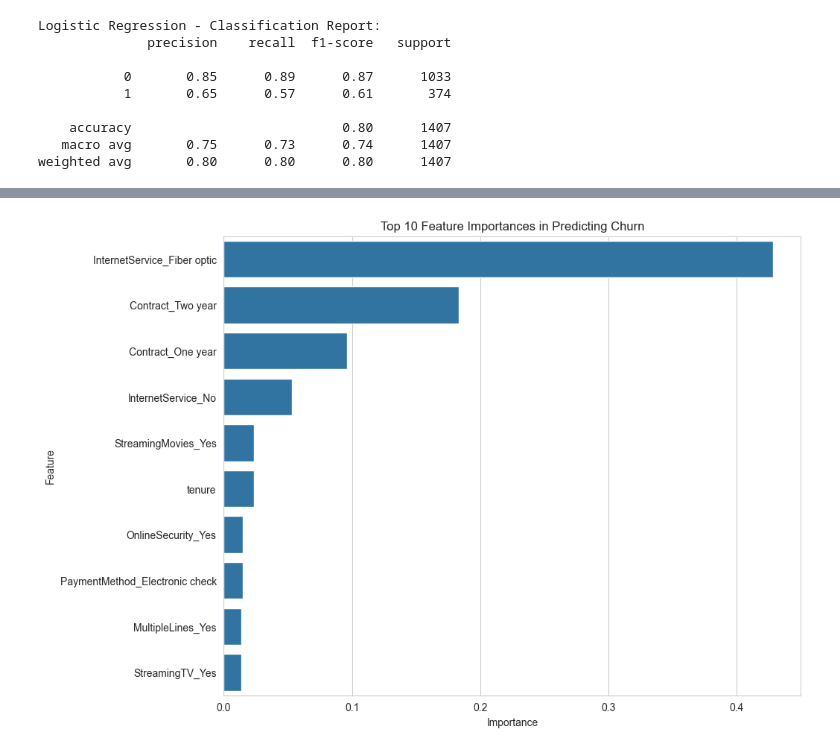
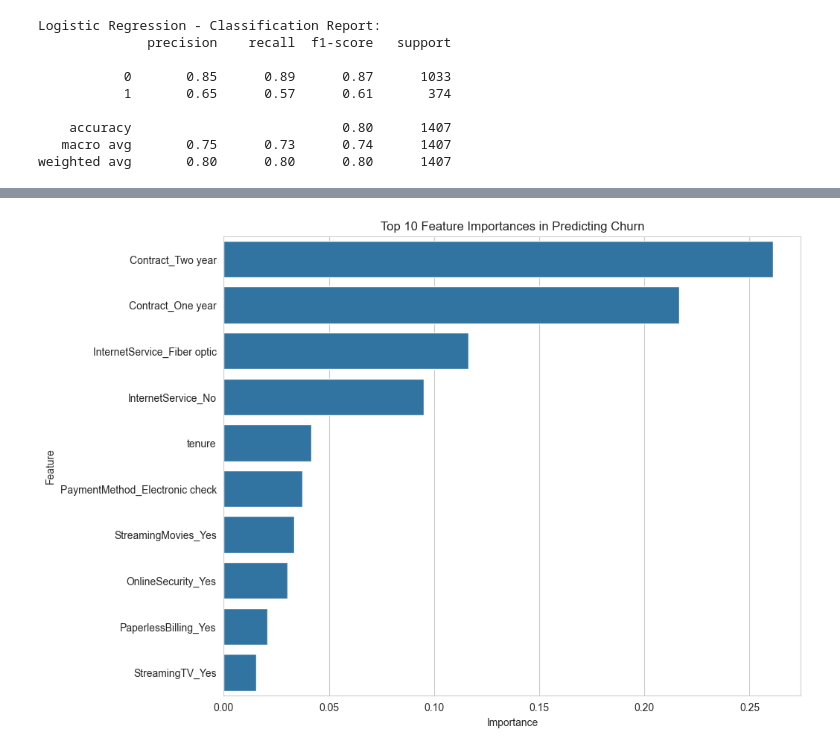
Before and after one commit to RAHULBONEY/predictingchurnof-a-customer, a Jupyter notebook: notebooks/churn analysis.ipynb, the cells around one changed output, grey strips where cells are left out. Cells and saved outputs as stored; diff of their text form; code cells hidden in the pictures.

```diff
--- a/notebooks/churn analysis.ipynb
+++ b/notebooks/churn analysis.ipynb
@@ -205,0 +155,43 @@ Parameters: { "use_label_encoder" } are not used.
+# %%
+from sklearn.model_selection import GridSearchCV
+import xgboost as xgb
+from sklearn.metrics import classification_report
+
+# 1. Create the model instance
+xgb_classifier = xgb.XGBClassifier(objective='binary:logistic',
+                                   eval_metric='logloss',
+                                   use_label_encoder=False,
+                                   random_state=42)
+
+# 2. Define the 'grid' of parameters to test
+param_grid = {
+    'max_depth': [3, 5, 7],
+    'n_estimators': [100, 200],
+    'learning_rate': [0.05, 0.1],
+    'scale_pos_weight': [ratio] # Use the ratio you calculated
+}
+
+# 3. Set up the grid search
+grid_search = GridSearchCV(
+    estimator=xgb_classifier,
+    param_grid=param_grid,
+    cv=3, # Using 3-fold CV for speed, 5 is also good
+    scoring='f1', # Focus on optimizing the F1-score
+    verbose=2,
+    n_jobs=-1
+)
+
+print("Starting model tuning (this might take a few minutes)...")
+# 4. Run the search
+grid_search.fit(X_train, y_train)
+
+# 5. Get the best model and its parameters
+print(f"Best parameters found: {grid_search.best_params_}")
+
+# --- THIS IS YOUR NEW, BETTER MODEL ---
+best_xgb_model = grid_search.best_estimator_
+
+# --- Evaluate your NEW model ---
+print("\n--- NEW XGBoost (Tuned) Classification Report ---")
+y_pred_new = best_xgb_model.predict(X_test)
+print(classification_report(y_test, y_pred_new))
@@ -244,14 +266,14 @@ XGBoost AUC Score: 0.8197
 # %%
 # Create a DataFrame for feature importances
 importances = pd.DataFrame({
     'Feature': X_train.columns,
-    'Importance': xgb_model.feature_importances_
+   'Importance': best_xgb_model.feature_importances_
 }).sort_values('Importance', ascending=False)
 
 # Plot the top 10 most important features
 plt.figure(figsize=(10, 8))
 sns.barplot(x='Importance', y='Feature', data=importances.head(10))
 plt.title('Top 10 Feature Importances in Predicting Churn')
 plt.show()
 # %% [output]
-[figure, old version]
+[figure, new version]
```
Also changed, not shown: parts of 8 cells of this notebook, 8 other files.
